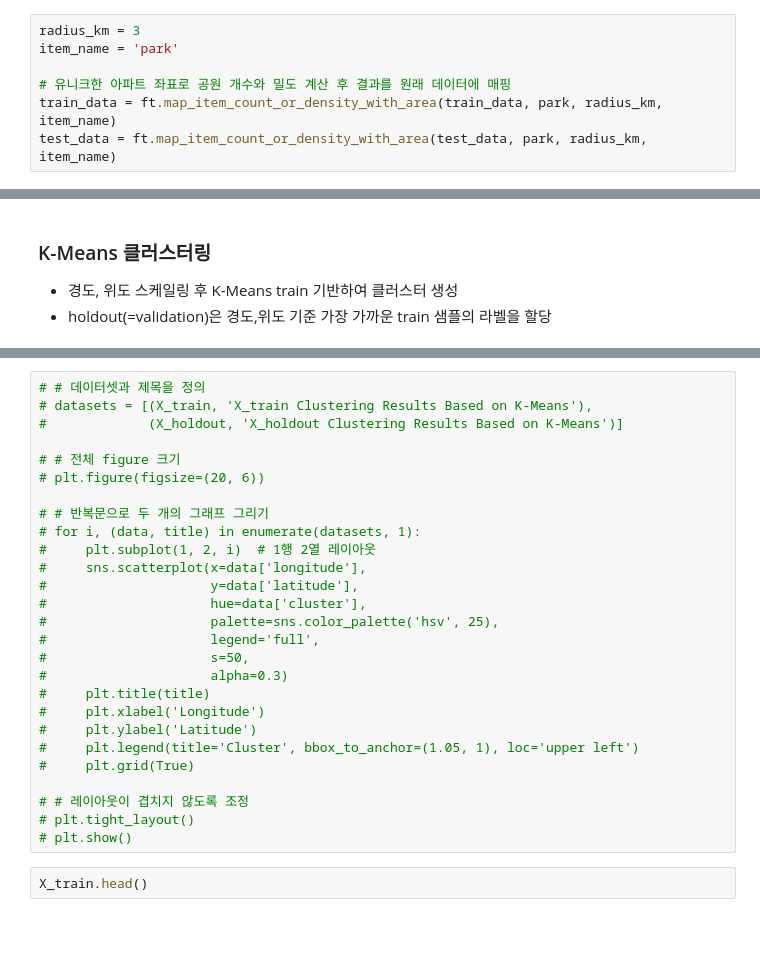
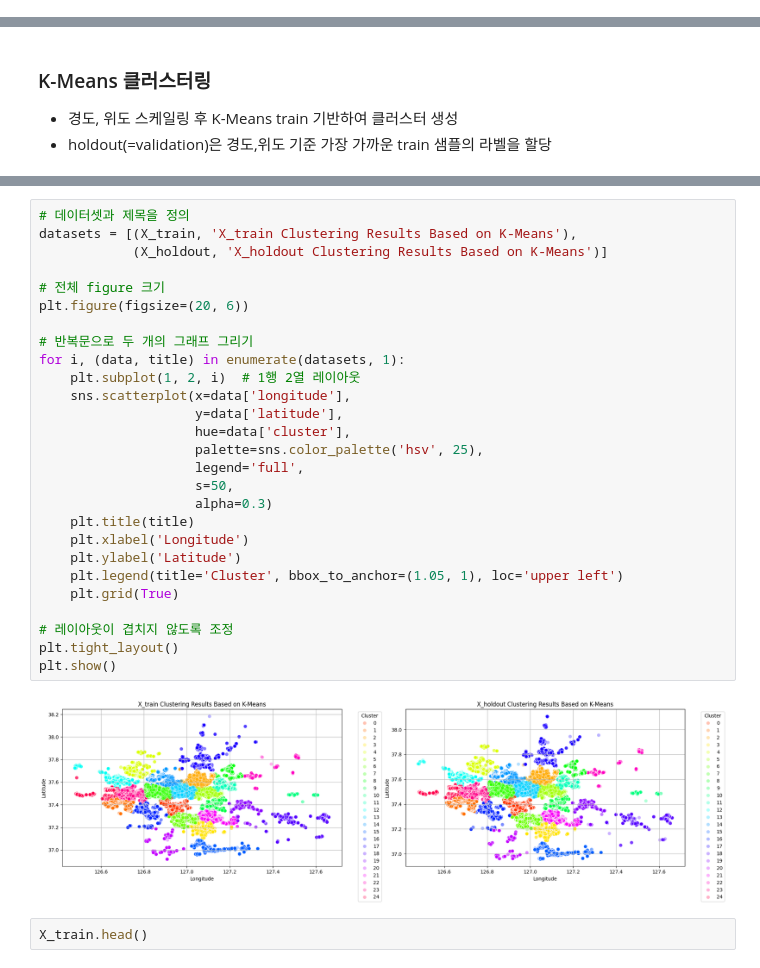
Before and after one commit to boostcampaitech7/level2-competitiveds-recsys-08, a Jupyter notebook: src/baseline.ipynb, the cells around one changed output, grey strips where cells are left out. Drawn from its saved outputs; the diff is of its cells as text; blank space fills up the shorter version.

```diff
--- a/src/baseline.ipynb
+++ b/src/baseline.ipynb
@@ -147,7 +149,0 @@ for level in nearest_school_distances:
-# %%
-radius_km = 3
-item_name = 'park'
-
-# 유니크한 아파트 좌표로 공원 개수와 밀도 계산 후 결과를 원래 데이터에 매핑
-train_data = ft.map_item_count_or_density_with_area(train_data, park, radius_km, item_name)
-test_data = ft.map_item_count_or_density_with_area(test_data, park, radius_km, item_name)
@@ -220,30 +229,32 @@ X_train['cluster'], X_holdout['cluster'] = ft.apply_dbscan_clustering(X_train, X
 # %%
-# # 데이터셋과 제목을 정의
-# datasets = [(X_train, 'X_train Clustering Results Based on K-Means'),
-#             (X_holdout, 'X_holdout Clustering Results Based on K-Means')]
+# 데이터셋과 제목을 정의
+datasets = [(X_train, 'X_train Clustering Results Based on K-Means'),
+            (X_holdout, 'X_holdout Clustering Results Based on K-Means')]
 
-# # 전체 figure 크기
-# plt.figure(figsize=(20, 6))
+# 전체 figure 크기
+plt.figure(figsize=(20, 6))
 
-# # 반복문으로 두 개의 그래프 그리기
-# for i, (data, title) in enumerate(datasets, 1):
-#     plt.subplot(1, 2, i)  # 1행 2열 레이아웃
-#     sns.scatterplot(x=data['longitude'],
-#                     y=data['latitude'],
-#                     hue=data['cluster'],
-#                     palette=sns.color_palette('hsv', 25),
-#                     legend='full',
-#                     s=50,
-#                     alpha=0.3)
-#     plt.title(title)
-#     plt.xlabel('Longitude')
-#     plt.ylabel('Latitude')
-#     plt.legend(title='Cluster', bbox_to_anchor=(1.05, 1), loc='upper left')
-#     plt.grid(True)
+# 반복문으로 두 개의 그래프 그리기
+for i, (data, title) in enumerate(datasets, 1):
+    plt.subplot(1, 2, i)  # 1행 2열 레이아웃
+    sns.scatterplot(x=data['longitude'],
+                    y=data['latitude'],
+                    hue=data['cluster'],
+                    palette=sns.color_palette('hsv', 25),
+                    legend='full',
+                    s=50,
+                    alpha=0.3)
+    plt.title(title)
+    plt.xlabel('Longitude')
+    plt.ylabel('Latitude')
+    plt.legend(title='Cluster', bbox_to_anchor=(1.05, 1), loc='upper left')
+    plt.grid(True)
 
-# # 레이아웃이 겹치지 않도록 조정
-# plt.tight_layout()
-# plt.show()
+# 레이아웃이 겹치지 않도록 조정
+plt.tight_layout()
+plt.show()
+# %% [output]
+[figure, added]
 # %%
 X_train.head()
 # %% [output]
```
Also changed, not shown: parts of 26 cells of this notebook, 3 other files.
